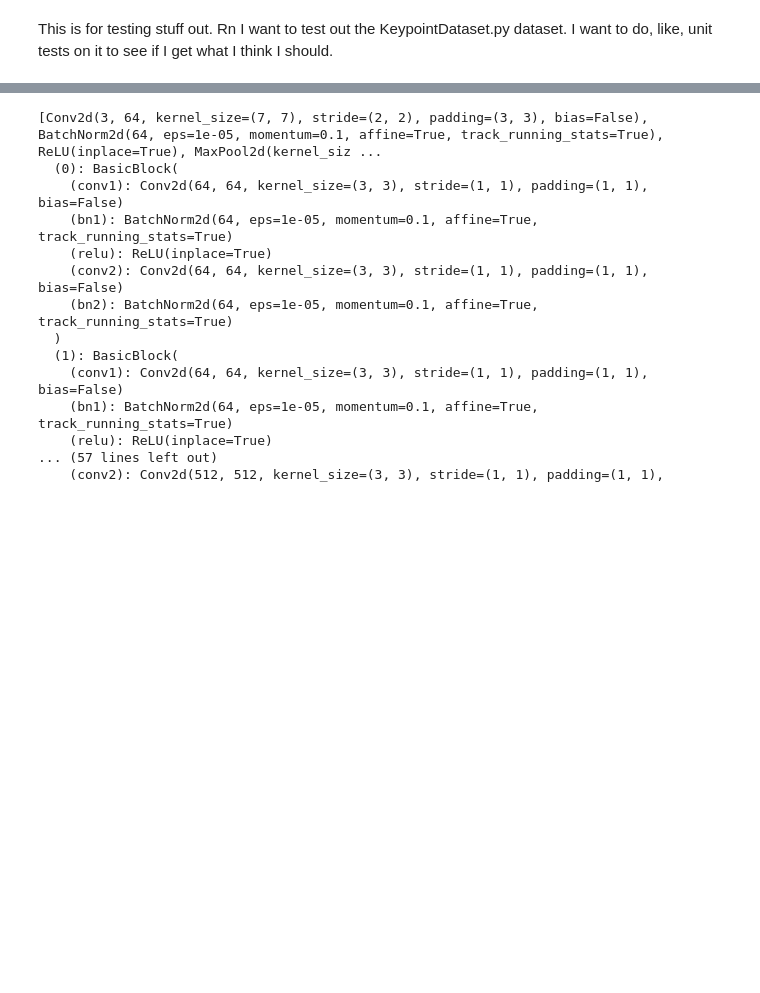
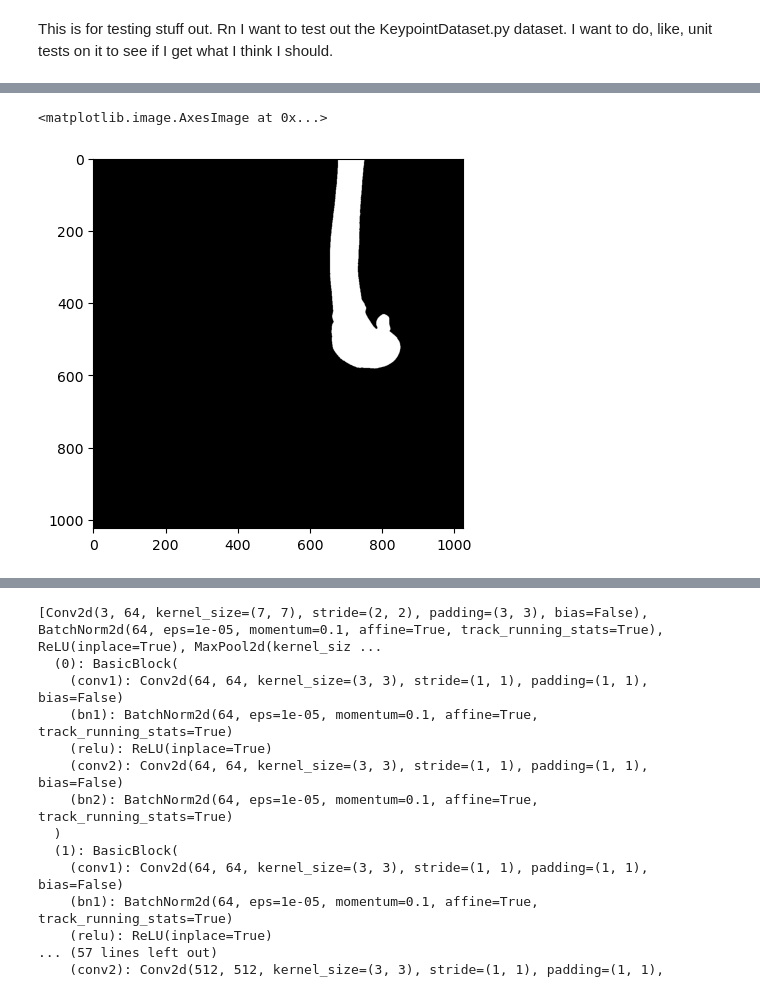
Before and after one commit to BRIO-lab/Stifle-Keypoints, a Jupyter notebook: scripts/testing.ipynb, the cells around one changed output, grey strips where cells are left out. Drawn from its saved outputs; the diff is of its cells as text; code cells hidden in the pictures; blank space fills up the shorter version.

```diff
--- a/scripts/testing.ipynb
+++ b/scripts/testing.ipynb
@@ -147,3 +167,12 @@ KeyError: 'keypoints'
+# %%
+label_tensor = batch['seg_label']
+# This is a tensor of shape (batch_size, num_channels, height, width)
+# plot the first image in the batch
+#print(full_image_tensor.shape)
+plt.imshow(label_tensor[0,:,:], cmap='gray')
+# %% [output]
+<matplotlib.image.AxesImage at 0x...>
+[figure, added]
 # %%
 # TODO: try this out with x and y as output and target keypoints in the way
 # that the dataset does it
```
Also changed, not shown: parts of 7 cells of this notebook, 4 other files.
